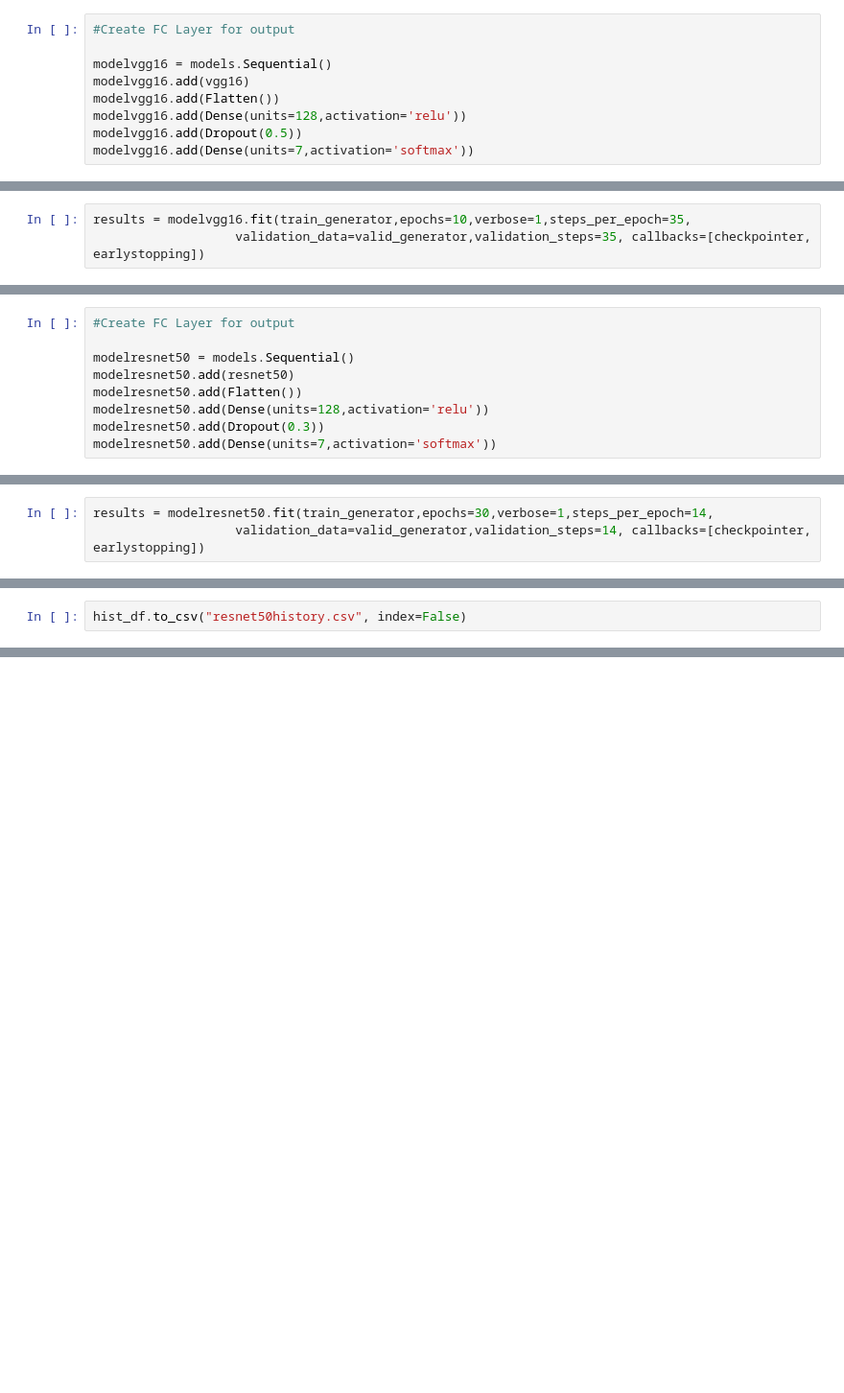
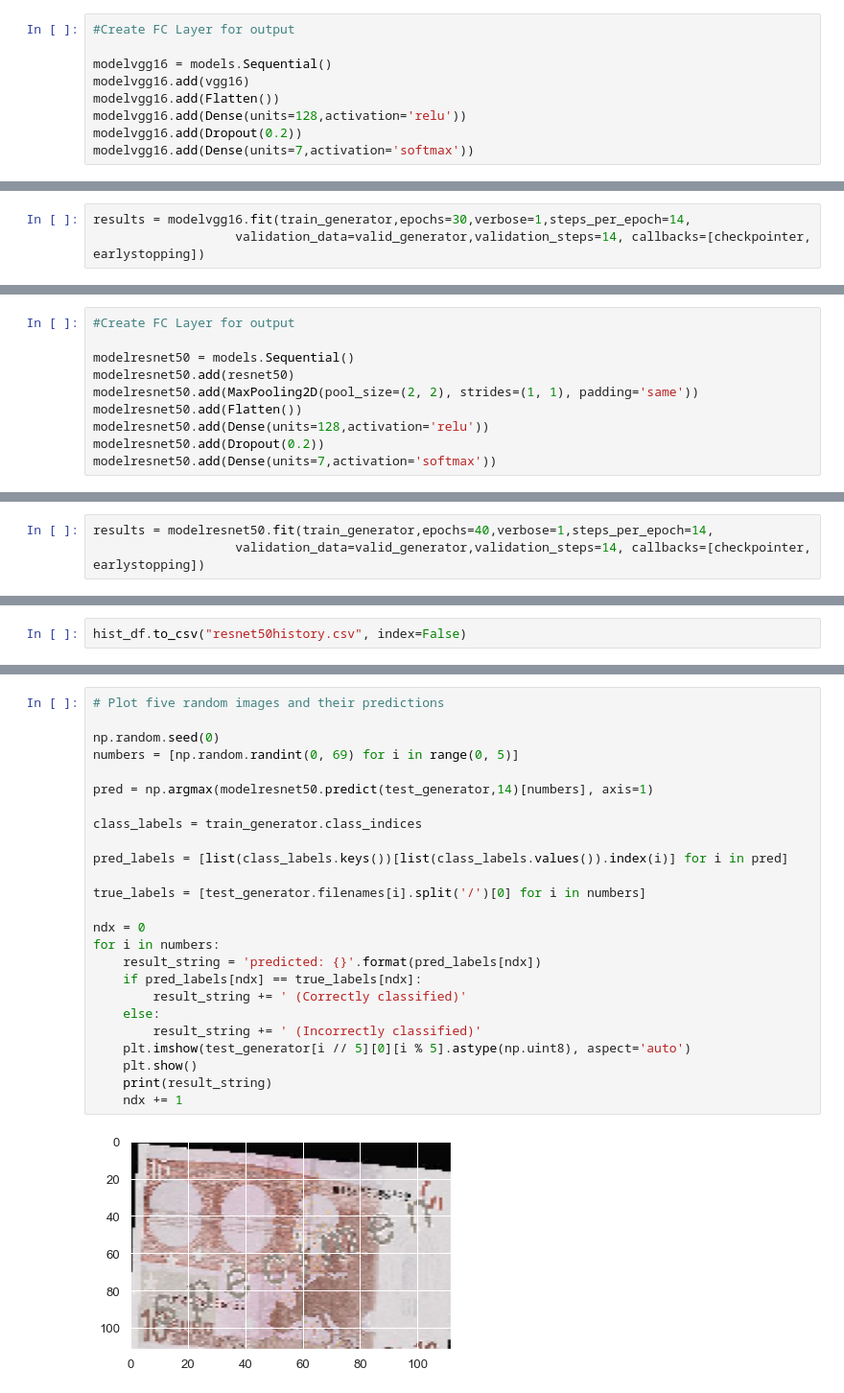
Before and after one commit to dennislamcv1/DL0320EN, a Jupyter notebook: Classifying European Money.ipynb, the cells around one changed output, grey strips where cells are left out. Shown at 96% size. Drawn from its saved outputs; the diff is of its cells as text; blank space fills up the shorter version.

```diff
--- a/Classifying European Money.ipynb
+++ b/Classifying European Money.ipynb
@@ -782,7 +690,7 @@ modelvgg16 = models.Sequential()
 modelvgg16.add(vgg16)
 modelvgg16.add(Flatten())
 modelvgg16.add(Dense(units=128,activation='relu'))
-modelvgg16.add(Dropout(0.5))
+modelvgg16.add(Dropout(0.2))
 modelvgg16.add(Dense(units=7,activation='softmax'))
 # %%
 modelvgg16.summary()
@@ -797,5 +705,5 @@ earlystopping = EarlyStopping(monitor='val_loss',mode='min',verbose=1,patience=1
 # save the best model with least validation loss
 checkpointer = ModelCheckpoint(filepath='vgg16best.h5',verbose=1,save_best_only=True)
 # %%
-results = modelvgg16.fit(train_generator,epochs=10,verbose=1,steps_per_epoch=35,
-                   validation_data=valid_generator,validation_steps=35, callbacks=[checkpointer, earlystopping])
+results = modelvgg16.fit(train_generator,epochs=30,verbose=1,steps_per_epoch=14,
+                   validation_data=valid_generator,validation_steps=14, callbacks=[checkpointer, earlystopping])
@@ -880,9 +863,10 @@ for layer in resnet50.layers:
 
 modelresnet50 = models.Sequential()
 modelresnet50.add(resnet50)
+modelresnet50.add(MaxPooling2D(pool_size=(2, 2), strides=(1, 1), padding='same'))
 modelresnet50.add(Flatten())
 modelresnet50.add(Dense(units=128,activation='relu'))
-modelresnet50.add(Dropout(0.3))
+modelresnet50.add(Dropout(0.2))
 modelresnet50.add(Dense(units=7,activation='softmax'))
 # %%
 modelresnet50.summary()
@@ -897,5 +902,5 @@ earlystopping = EarlyStopping(monitor='val_loss',mode='min',verbose=1,patience=1
 # save the best model with least validation loss
 checkpointer = ModelCheckpoint(filepath='resnet50best.h5',verbose=1,save_best_only=True)
 # %%
-results = modelresnet50.fit(train_generator,epochs=30,verbose=1,steps_per_epoch=14,
+results = modelresnet50.fit(train_generator,epochs=40,verbose=1,steps_per_epoch=14,
                    validation_data=valid_generator,validation_steps=14, callbacks=[checkpointer, earlystopping])
@@ -932,0 +989,27 @@ modelresnet50.evaluate(test_generator, steps=14, verbose=1)
+# %%
+# Plot five random images and their predictions
+
+np.random.seed(0)
+numbers = [np.random.randint(0, 69) for i in range(0, 5)]
+
+pred = np.argmax(modelresnet50.predict(test_generator,14)[numbers], axis=1)
+
+class_labels = train_generator.class_indices
+
+pred_labels = [list(class_labels.keys())[list(class_labels.values()).index(i)] for i in pred]
+
+true_labels = [test_generator.filenames[i].split('/')[0] for i in numbers]
+
+ndx = 0
+for i in numbers:
+    result_string = 'predicted: {}'.format(pred_labels[ndx])
+    if pred_labels[ndx] == true_labels[ndx]:
+        result_string += ' (Correctly classified)'
+    else:
+        result_string += ' (Incorrectly classified)'
+    plt.imshow(test_generator[i // 5][0][i % 5].astype(np.uint8), aspect='auto')
+    plt.show()
+    print(result_string)
+    ndx += 1
+# %% [output]
+[figure, added]
```
Also changed, not shown: parts of 107 cells of this notebook, 2 other files.
